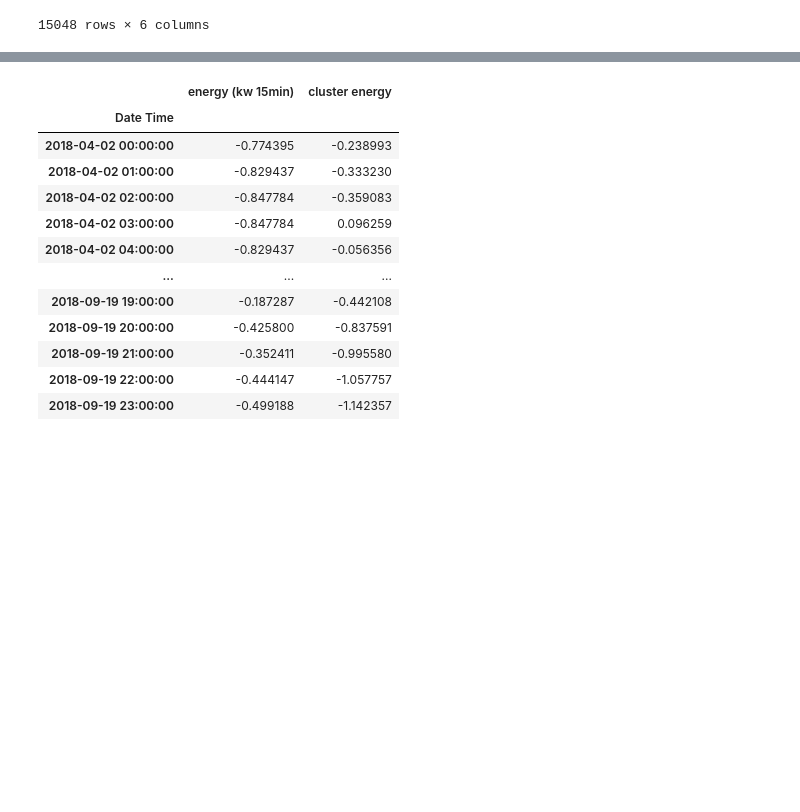
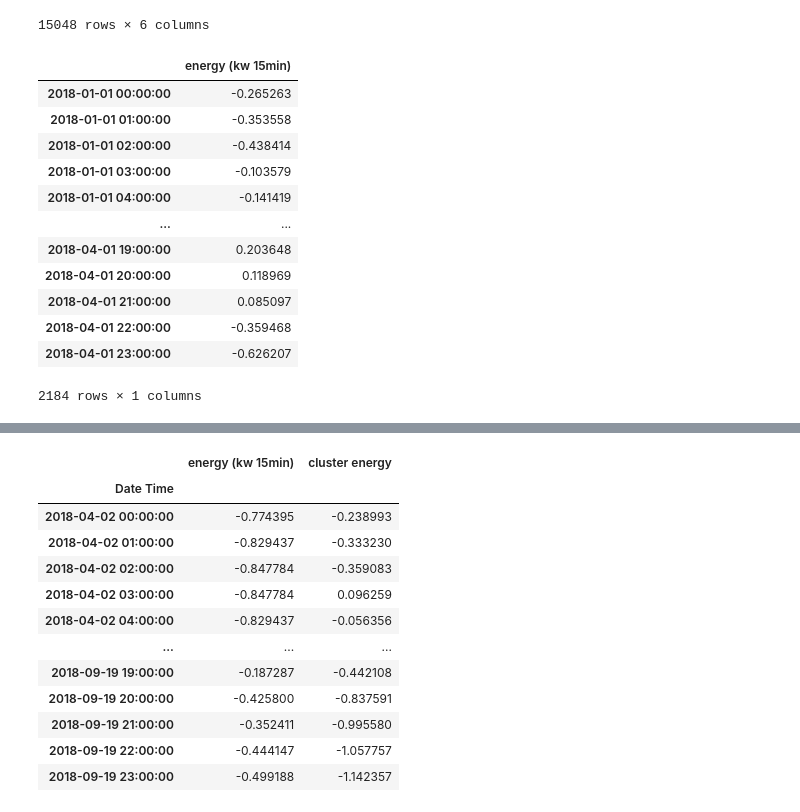
Before and after one commit to formegusto/study-timeseriesforecasting, a Jupyter notebook: Time Series Forecasting, Cluster Pattern Label.ipynb, the cells around one changed output, grey strips where cells are left out. Cells and saved outputs as stored; diff of their text form; code cells hidden in the pictures; blank space fills up the shorter version.

```diff
--- a/Time Series Forecasting, Cluster Pattern Label.ipynb
+++ b/Time Series Forecasting, Cluster Pattern Label.ipynb
@@ -760,6 +712,22 @@ cw = WindowGenerator(
     val_df=nad['val'],
     test_df=nad['test'],
 )
+# %%
+cluster_time_series
+# %% [output]
+|  | energy (kw 15min) |
+| 2018-01-01 00:00:00 | -0.265263 |
+| 2018-01-01 01:00:00 | -0.353558 |
+| 2018-01-01 02:00:00 | -0.438414 |
+| 2018-01-01 03:00:00 | -0.103579 |
+| 2018-01-01 04:00:00 | -0.141419 |
+| ... | ... |
+| 2018-04-01 19:00:00 | 0.203648 |
+| 2018-04-01 20:00:00 | 0.118969 |
+| 2018-04-01 21:00:00 | 0.085097 |
+| 2018-04-01 22:00:00 | -0.359468 |
+| 2018-04-01 23:00:00 | -0.626207 |
+2184 rows × 1 columns
 # %%
 lstm_model = tf.keras.models.Sequential([
                 # Shape [batch, time, features] => [batch, time, lstm_units]
```
Also changed, not shown: parts of 9 cells of this notebook.
